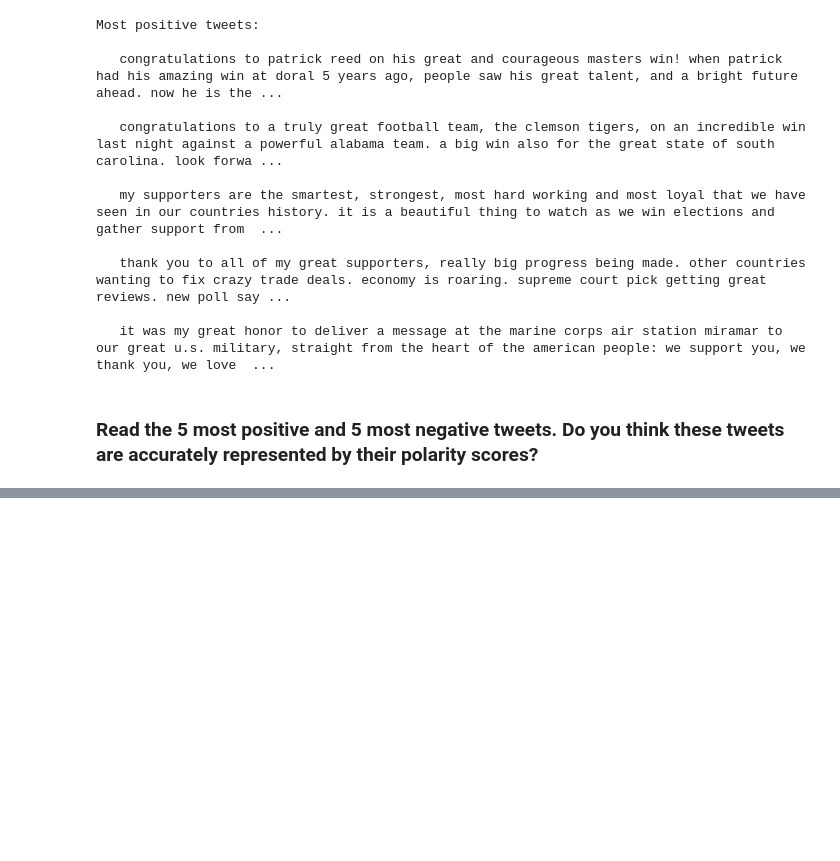
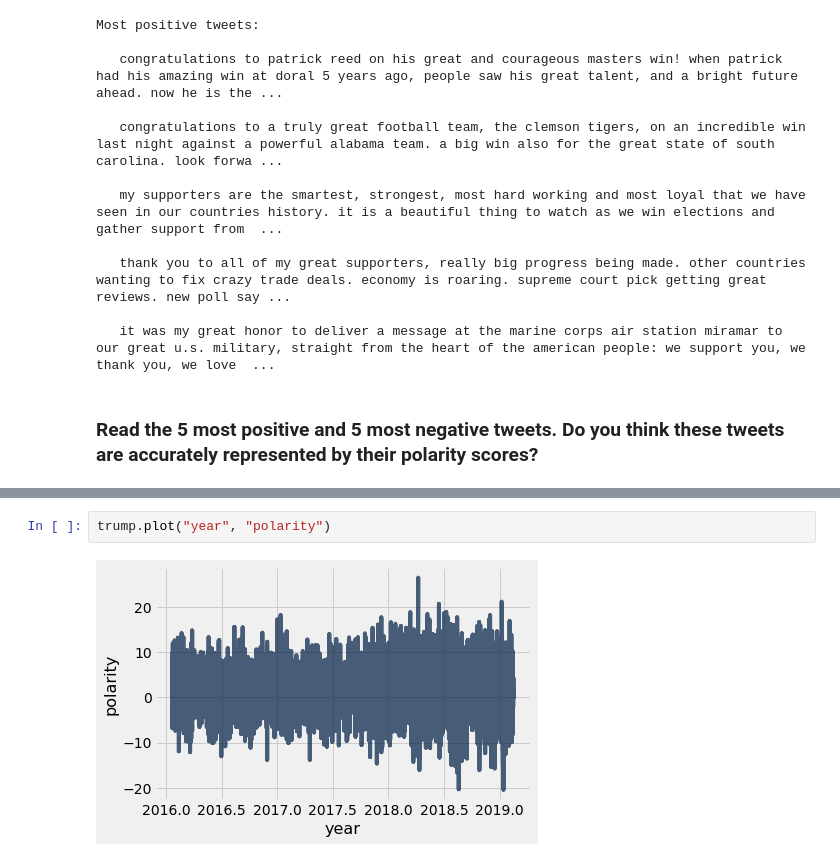
Before and after one commit to ds-modules/BUDS-SU21-Dev, a Jupyter notebook: Project_2/Twitter/notes_project_trump_twitter.ipynb, the cells around one changed output, grey strips where cells are left out. Cells and saved outputs as stored; diff of their text form; blank space fills up the shorter version.

```diff
--- a/Project_2/Twitter/notes_project_trump_twitter.ipynb
+++ b/Project_2/Twitter/notes_project_trump_twitter.ipynb
@@ -285,0 +345,4 @@ Most positive tweets:
+# %%
+trump.plot("year", "polarity")
+# %% [output]
+[figure, added]
```
Also changed, not shown: parts of 21 cells of this notebook, 1 other file.
